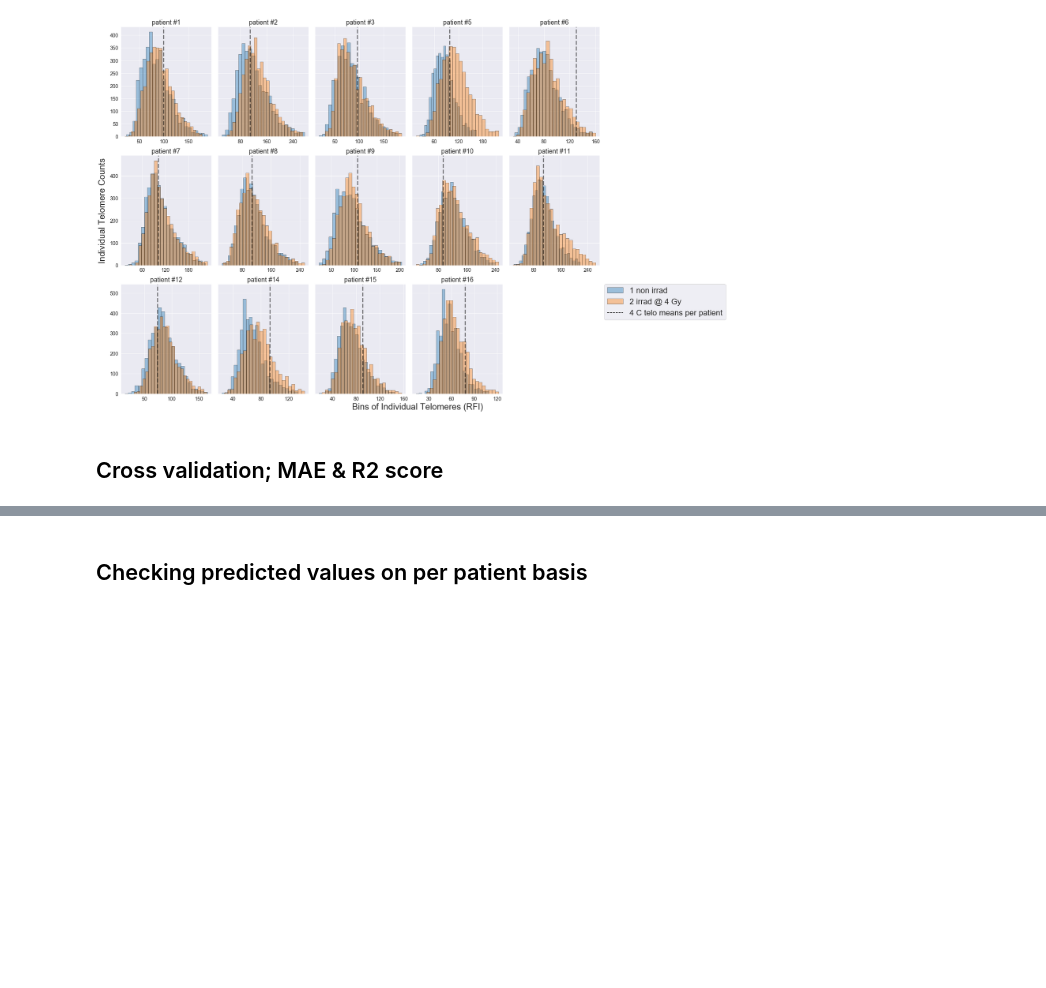
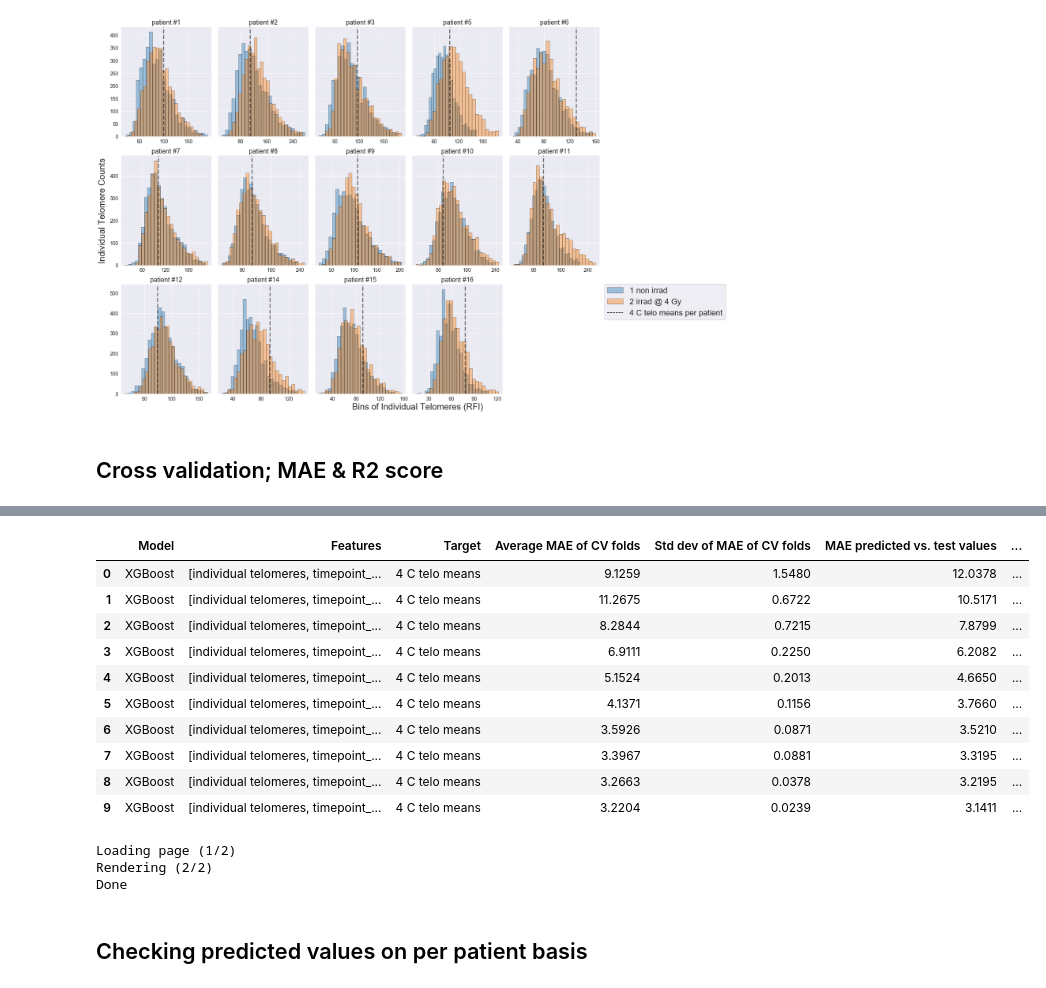
Before and after one commit to Jared-Luxton/radiation-therapy-machine-learning, a Jupyter notebook: notebooks/03_radiation_therapy_patients_data_MACHINE_LEARNING.ipynb, the cells around one changed output, grey strips where cells are left out. Drawn from its saved outputs; the diff is of its cells as text; code cells hidden in the pictures; blank space fills up the shorter version.

```diff
--- a/notebooks/03_radiation_therapy_patients_data_MACHINE_LEARNING.ipynb
+++ b/notebooks/03_radiation_therapy_patients_data_MACHINE_LEARNING.ipynb
@@ -181,3 +191,26 @@ R2 between predict_y_test & y_test: 0.8870572394594447
+# %%
+model_metrics_n_train = pd.DataFrame(model_df,
+                                     columns=['Model', 'Features', 'Target', 'Average MAE of CV folds',
+                                              'Std dev of MAE of CV folds', 'MAE predicted vs. test values',
+                                              'R2 predicted vs. test values', 'N samples Training Data'])
+display(model_metrics_n_train)
+path=f'../graphs/paper figures/supp figs/ML model metrics target_4C mean telos | per N training samples 100 to 100000.png'
+trp.df_to_png(df=model_metrics_n_train, path=path)
+# %% [output]
+|  | Model | Features | Target | Average MAE of CV folds | Std dev of MAE of CV folds | MAE predicted vs. test values | ... |
+| 0 | XGBoost | [individual telomeres, timepoint_... | 4 C telo means | 9.1259 | 1.5480 | 12.0378 | ... |
+| 1 | XGBoost | [individual telomeres, timepoint_... | 4 C telo means | 11.2675 | 0.6722 | 10.5171 | ... |
+| 2 | XGBoost | [individual telomeres, timepoint_... | 4 C telo means | 8.2844 | 0.7215 | 7.8799 | ... |
+| 3 | XGBoost | [individual telomeres, timepoint_... | 4 C telo means | 6.9111 | 0.2250 | 6.2082 | ... |
+| 4 | XGBoost | [individual telomeres, timepoint_... | 4 C telo means | 5.1524 | 0.2013 | 4.6650 | ... |
+| 5 | XGBoost | [individual telomeres, timepoint_... | 4 C telo means | 4.1371 | 0.1156 | 3.7660 | ... |
+| 6 | XGBoost | [individual telomeres, timepoint_... | 4 C telo means | 3.5926 | 0.0871 | 3.5210 | ... |
+| 7 | XGBoost | [individual telomeres, timepoint_... | 4 C telo means | 3.3967 | 0.0881 | 3.3195 | ... |
+| 8 | XGBoost | [individual telomeres, timepoint_... | 4 C telo means | 3.2663 | 0.0378 | 3.2195 | ... |
+| 9 | XGBoost | [individual telomeres, timepoint_... | 4 C telo means | 3.2204 | 0.0239 | 3.1411 | ... |
+Loading page (1/2)
+Rendering (2/2)
+Done
 # %% [markdown]
 ## Checking predicted values on per patient basis
 # %%
```
Also changed, not shown: parts of 9 cells of this notebook, 1 other file.
